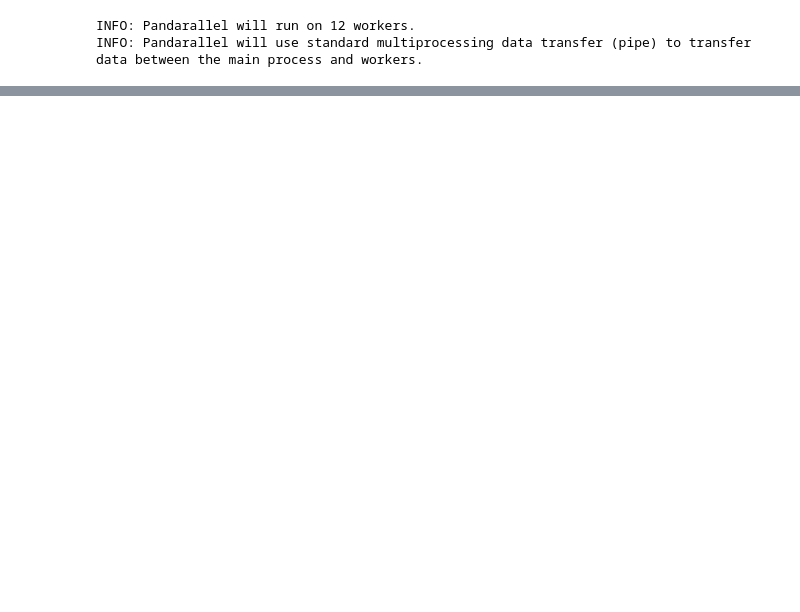
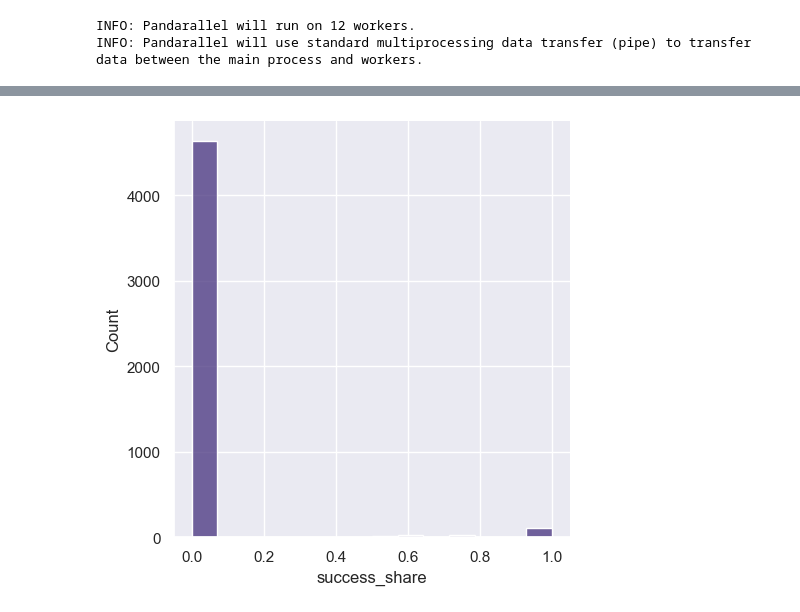
Before and after one commit to FVA13/samolet_parking_lot, a Jupyter notebook: notebooks/model_assemble.ipynb, the cells around one changed output, grey strips where cells are left out. Saved outputs shown, nothing was run; the diff lists cells and outputs as text; code cells hidden in the pictures; blank space fills up the shorter version.

```diff
--- a/notebooks/model_assemble.ipynb
+++ b/notebooks/model_assemble.ipynb
@@ -70,0 +89,14 @@ X_valid, X_test, y_valid, y_test = train_test_split(X_valid, y_valid, test_size=
+# %%
+plt_data = (
+    data[['client_id', 'target']]
+    .groupby('client_id', as_index=True)
+    .agg(qnt=('target', 'count'),
+         sum=('target', 'sum'))
+)
+plt_data['success_share'] = plt_data['sum'] / plt_data['qnt']
+# %%
+# distribution of share of successful events per client
+ax = sns.displot(plt_data.success_share)
+plt.show()
+# %% [output]
+[figure, added]
```
Also changed, not shown: parts of 43 cells of this notebook, 5 other files.
